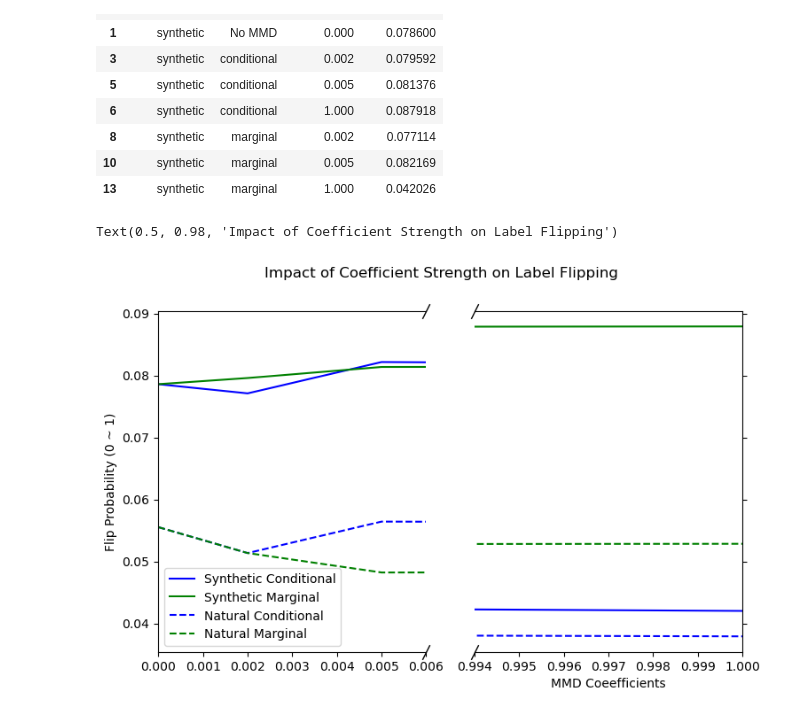
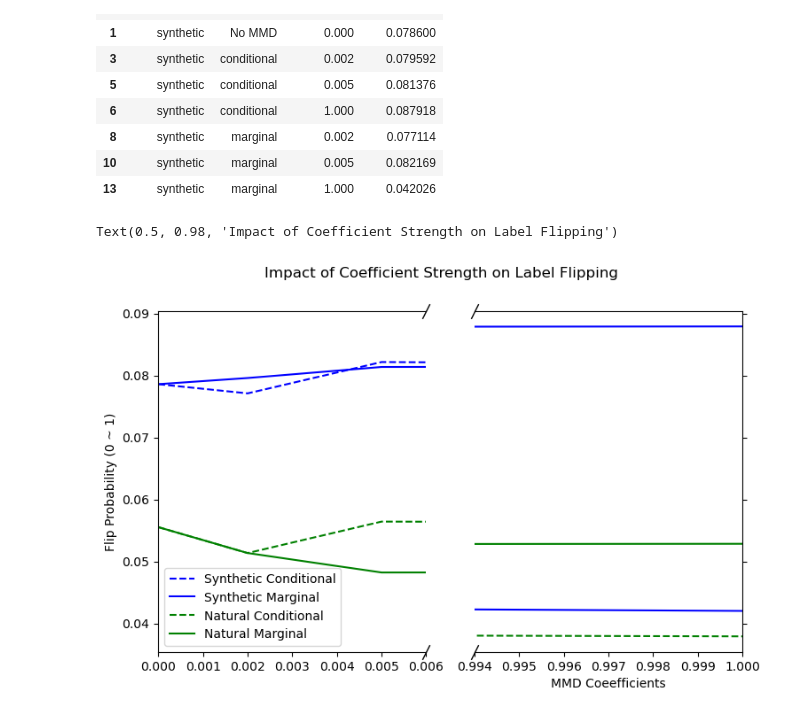
Before and after one commit to vishwa-11/Causal-ML-Final-Project, a Jupyter notebook: evaluation.ipynb, the cells around one changed output. Saved outputs shown, nothing was run; the diff lists cells and outputs as text; code cells hidden in the pictures.

Commit message:
Updated coeeficient strength visuals to match accuracy graph
- Standardize to use '--' for conditional MMD and '-' for marginal MMD

- Set blue for synthetic and green for natural only in coeff graph

```diff
--- a/evaluation.ipynb
+++ b/evaluation.ipynb
@@ -254,38 +254,38 @@ synthetic_conditional = df[(df['Dataset Type'] == 'synthetic') & (df['MMD Type']
 synthetic_marginal = df[(df['Dataset Type'] == 'synthetic') & (df['MMD Type'] != 'marginal')]
 
 fig2, (l_ax, r_ax) = plt.subplots(1, 2, sharey=True, figsize=(8.5, 5.0))
 fig2.subplots_adjust(wspace=0.18)
 
-l_ax.plot(synthetic_conditional['MMD Coeff'], synthetic_conditional['Flip Chance'], 'b', label = 'Synthetic Conditional')
+l_ax.plot(synthetic_conditional['MMD Coeff'], synthetic_conditional['Flip Chance'], 'b--', label = 'Synthetic Conditional')
 r_ax.plot(synthetic_conditional['MMD Coeff'], synthetic_conditional['Flip Chance'], 'b')
-l_ax.plot(synthetic_marginal['MMD Coeff'], synthetic_marginal['Flip Chance'], 'g', label = 'Synthetic Marginal')
-r_ax.plot(synthetic_marginal['MMD Coeff'], synthetic_marginal['Flip Chance'], 'g')
+l_ax.plot(synthetic_marginal['MMD Coeff'], synthetic_marginal['Flip Chance'], 'b', label = 'Synthetic Marginal')
+r_ax.plot(synthetic_marginal['MMD Coeff'], synthetic_marginal['Flip Chance'], 'b')
 
-l_ax.plot(natural_conditional['MMD Coeff'], natural_conditional['Flip Chance'], 'b--', label = 'Natural Conditional')
-r_ax.plot(natural_conditional['MMD Coeff'], natural_conditional['Flip Chance'], 'b--')
-l_ax.plot(natural_marginal['MMD Coeff'], natural_marginal['Flip Chance'], 'g--', label = 'Natural Marginal')
-r_ax.plot(natural_marginal['MMD Coeff'], natural_marginal['Flip Chance'], 'g--')
+l_ax.plot(natural_conditional['MMD Coeff'], natural_conditional['Flip Chance'], 'g--', label = 'Natural Conditional')
+r_ax.plot(natural_conditional['MMD Coeff'], natural_conditional['Flip Chance'], 'g--')
+l_ax.plot(natural_marginal['MMD Coeff'], natural_marginal['Flip Chance'], 'g', label = 'Natural Marginal')
+r_ax.plot(natural_marginal['MMD Coeff'], natural_marginal['Flip Chance'], 'g')
 
 
 
 l_ax.set_xlim(0, 0.006)
 r_ax.set_xlim(0.994, 1.00)
 
 l_ax.spines.right.set_visible(False)
 r_ax.spines.left.set_visible(False)
 l_ax.yaxis.tick_left()
 r_ax.yaxis.tick_right()
 
 d = .5  # proportion of vertical to horizontal extent of the slanted line
 kwargs = dict(marker=[(-d, -1), (d, 1)], markersize=12,
               linestyle="none", color='k', mec='k', mew=1, clip_on=False)
 l_ax.plot([1, 1], [0, 1], transform=l_ax.transAxes, **kwargs)
 r_ax.plot([0, 0], [0, 1], transform=r_ax.transAxes, **kwargs)
 
 l_ax.set_ylabel('Flip Probability (0 ~ 1)')
 r_ax.set_xlabel('MMD Coeefficients')
 l_ax.legend()
 fig2.suptitle('Impact of Coefficient Strength on Label Flipping')
 # %% [output]
 Text(0.5, 0.98, 'Impact of Coefficient Strength on Label Flipping')
-[figure, old version]
+[figure, new version]
```
